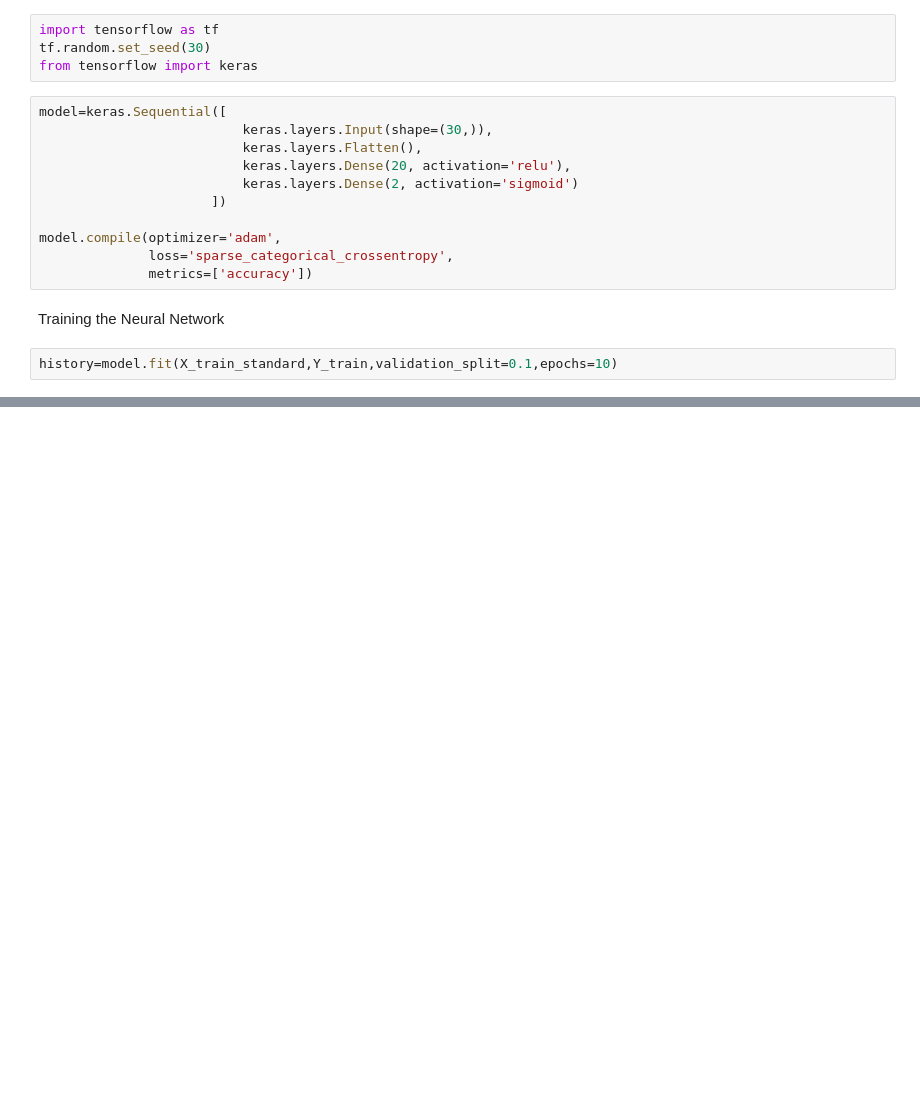
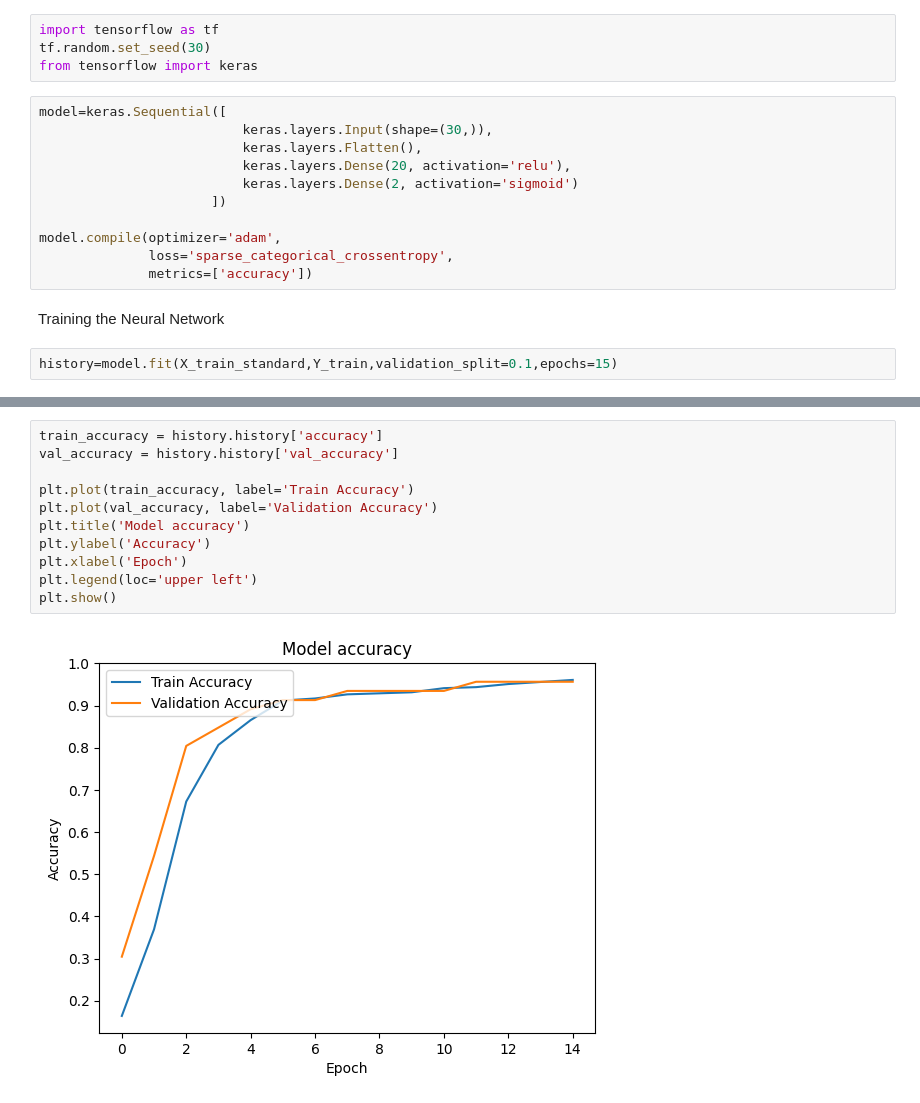
Before and after one commit to Ashmit0405/Breast-Cancer-Detection, a Jupyter notebook: Breast_Cancer_Detection.ipynb, the cells around one changed output, grey strips where cells are left out. Drawn from its saved outputs; the diff is of its cells as text; blank space fills up the shorter version.

Commit message:
Plotted the loss and accuracy vs the epochs

```diff
--- a/Breast_Cancer_Detection.ipynb
+++ b/Breast_Cancer_Detection.ipynb
@@ -100,5 +100,5 @@ model.compile(optimizer='adam',
 # %% [markdown]
 Training the Neural Network
 # %%
-history=model.fit(X_train_standard,Y_train,validation_split=0.1,epochs=10)
+history=model.fit(X_train_standard,Y_train,validation_split=0.1,epochs=15)
 # %% [output]
@@ -130,0 +128,13 @@ print(accuracy)
+# %%
+train_accuracy = history.history['accuracy']
+val_accuracy = history.history['val_accuracy']
+
+plt.plot(train_accuracy, label='Train Accuracy')
+plt.plot(val_accuracy, label='Validation Accuracy')
+plt.title('Model accuracy')
+plt.ylabel('Accuracy')
+plt.xlabel('Epoch')
+plt.legend(loc='upper left')
+plt.show()
+# %% [output]
+[figure, added]
```
Also changed, not shown: parts of 4 cells of this notebook.
